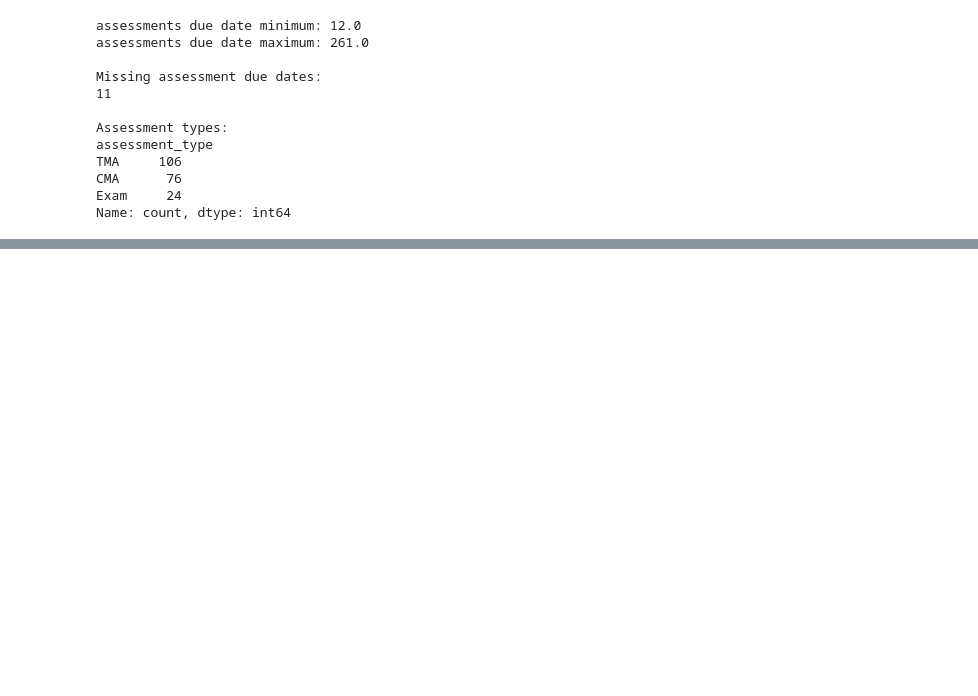
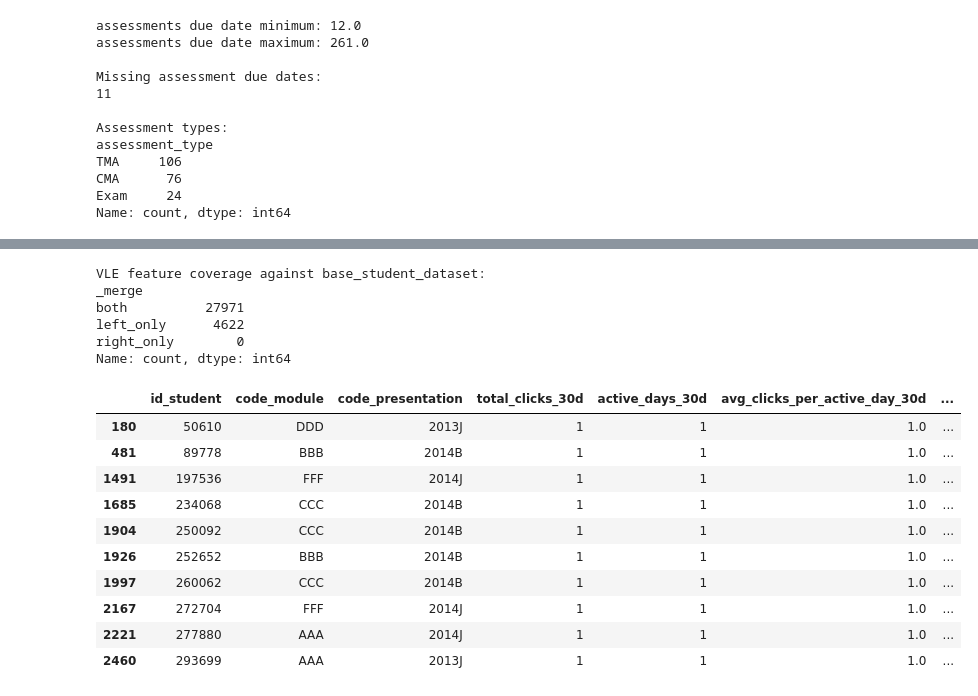
Before and after one commit to futabarentarou/potential-pathway-index, a Jupyter notebook: notebooks/02_early_behavior_features.ipynb, the cells around one changed output, grey strips where cells are left out. Drawn from its saved outputs; the diff is of its cells as text; code cells hidden in the pictures; blank space fills up the shorter version.

```diff
--- a/notebooks/02_early_behavior_features.ipynb
+++ b/notebooks/02_early_behavior_features.ipynb
@@ -184,0 +243,33 @@ Name: count, dtype: int64
+# %%
+early_vle_features = (
+    daily_vle_activity
+    .groupby(main_keys, as_index=False)
+    .agg(
+        total_clicks_30d=("daily_clicks", "sum"),
+        active_days_30d=("date", "nunique"),
+        avg_clicks_per_active_day_30d=("daily_clicks", "mean"),
+        max_clicks_single_day_30d=("daily_clicks", "max"),
+        std_clicks_active_day_30d=("daily_clicks", "std"),
+        first_activity_day_30d=("date", "min"),
+        last_activity_day_30d=("date", "max")
+    )
+)
+
+early_vle_features["std_clicks_active_day_30d"] = (
+    early_vle_features["std_clicks_active_day_30d"].fillna(0)
+)
+
+early_vle_features["activity_span_30d"] = (
+    early_vle_features["last_activity_day_30d"]
+    - early_vle_features["first_activity_day_30d"]
+    + 1
+)
+
+early_vle_features["days_since_last_activity_30d"] = (
+    EARLY_WINDOW_END - early_vle_features["last_activity_day_30d"]
+)
+
+print("early_vle_features created successfully.")
+print("Shape:", early_vle_features.shape)
+
+early_vle_features.head()
@@ -184,0 +317,34 @@ Name: count, dtype: int64
+# %%
+vle_feature_coverage = base_student_dataset[main_keys].merge(
+    early_vle_features[main_keys],
+    on=main_keys,
+    how="left",
+    indicator=True
+)
+
+print("VLE feature coverage against base_student_dataset:")
+print(vle_feature_coverage["_merge"].value_counts())
+# %% [output]
+VLE feature coverage against base_student_dataset:
+_merge
+both          27971
+left_only      4622
+right_only        0
+Name: count, dtype: int64
+# %%
+early_vle_features.sort_values(
+    by=["active_days_30d", "total_clicks_30d"],
+    ascending=True
+).head(10)
+# %% [output]
+|  | id_student | code_module | code_presentation | total_clicks_30d | active_days_30d | avg_clicks_per_active_day_30d | ... |
+| 180 | 50610 | DDD | 2013J | 1 | 1 | 1.0 | ... |
+| 481 | 89778 | BBB | 2014B | 1 | 1 | 1.0 | ... |
+| 1491 | 197536 | FFF | 2014J | 1 | 1 | 1.0 | ... |
+| 1685 | 234068 | CCC | 2014B | 1 | 1 | 1.0 | ... |
+| 1904 | 250092 | CCC | 2014B | 1 | 1 | 1.0 | ... |
+| 1926 | 252652 | BBB | 2014B | 1 | 1 | 1.0 | ... |
+| 1997 | 260062 | CCC | 2014B | 1 | 1 | 1.0 | ... |
+| 2167 | 272704 | FFF | 2014J | 1 | 1 | 1.0 | ... |
+| 2221 | 277880 | AAA | 2014J | 1 | 1 | 1.0 | ... |
+| 2460 | 293699 | AAA | 2013J | 1 | 1 | 1.0 | ... |
```
Also changed, not shown: parts of 6 cells of this notebook.
